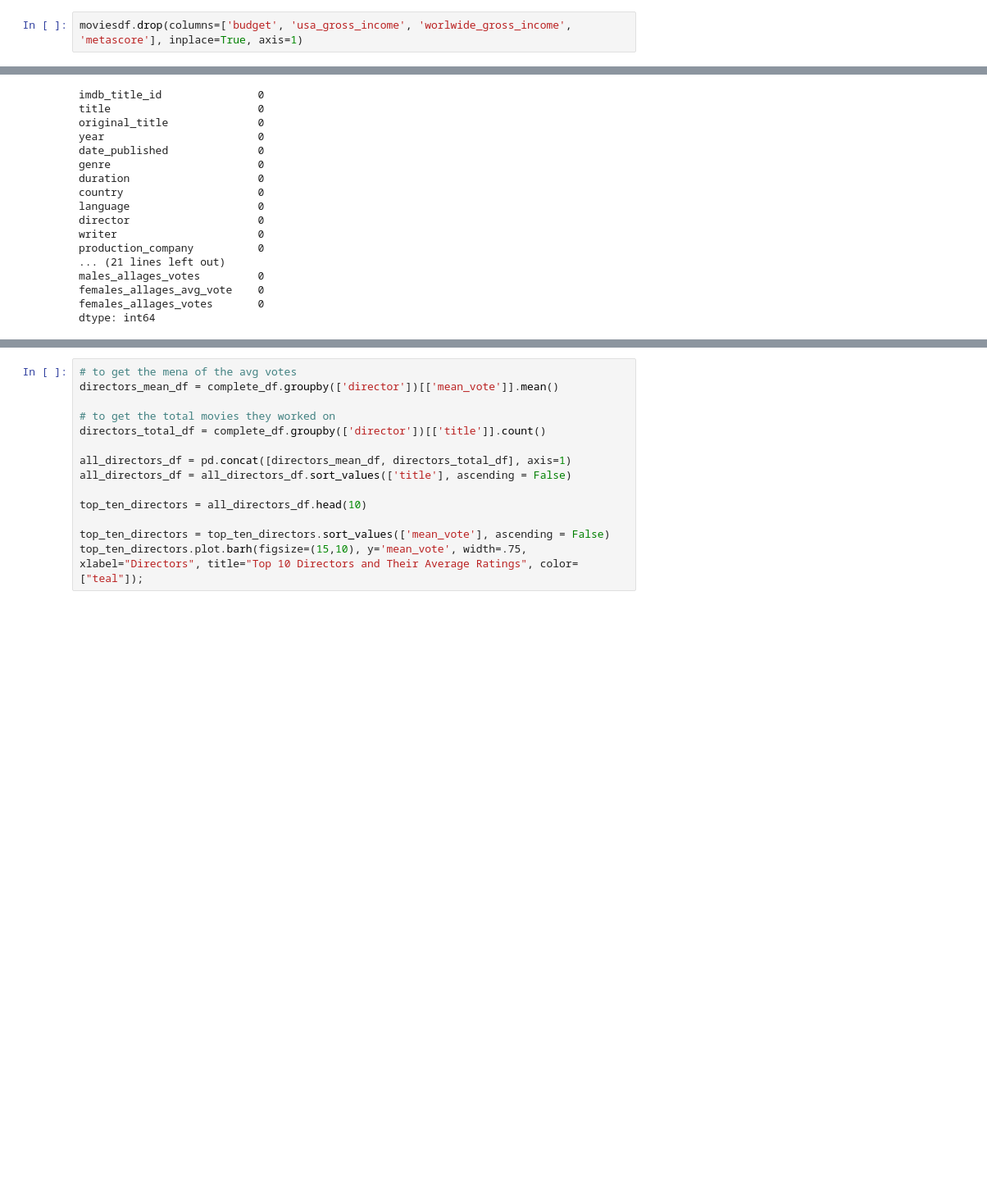
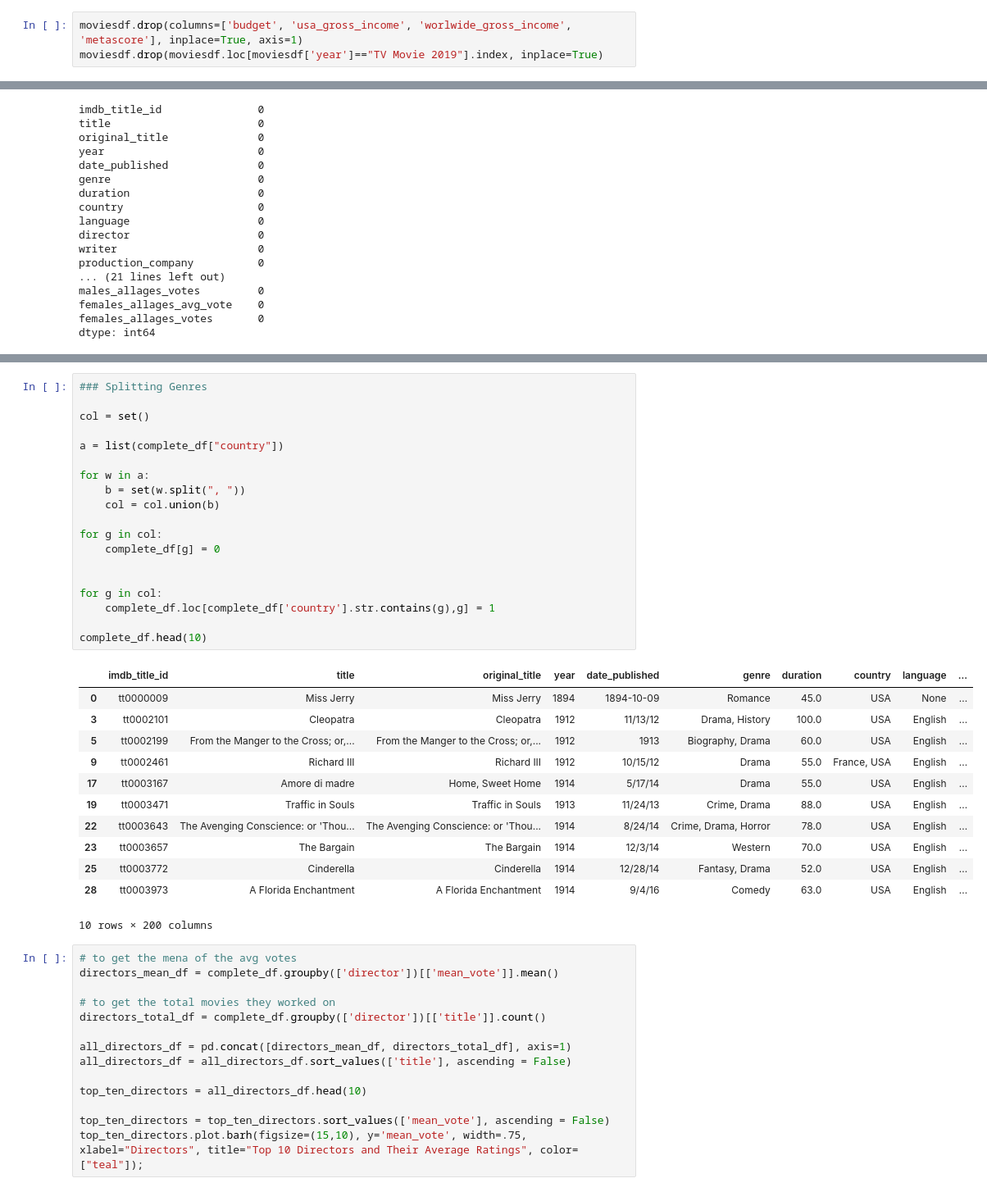
Before and after one commit to paola-perezrivera/CS418-Movie-Model, a Jupyter notebook: IMDb.ipynb, the cells around one changed output, grey strips where cells are left out. Shown at 82% size. Cells and saved outputs as stored; diff of their text form; blank space fills up the shorter version.

```diff
--- a/IMDb.ipynb
+++ b/IMDb.ipynb
@@ -7,6 +7,7 @@ movies = pd.read_csv("IMDb movies.csv")
 moviesdf = pd.DataFrame(movies)
 # %%
 moviesdf.drop(columns=['budget', 'usa_gross_income', 'worlwide_gross_income', 'metascore'], inplace=True, axis=1)
+moviesdf.drop(moviesdf.loc[moviesdf['year']=="TV Movie 2019"].index, inplace=True)
 # %%
 # filling in the na as 0 for reviews as reviews are on a scale of 0-10
 moviesdf["reviews_from_users"].fillna(0, inplace=True)
@@ -178,4 +179,36 @@ complete_df.head(10)
 10 rows × 61 columns
+# %%
+### Splitting Genres
+
+col = set()
+
+a = list(complete_df["country"])
+
+for w in a:
+    b = set(w.split(", "))
+    col = col.union(b)
+
+for g in col:
+    complete_df[g] = 0
+
+
+for g in col:
+    complete_df.loc[complete_df['country'].str.contains(g),g] = 1
+
+complete_df.head(10)
+# %% [output]
+|  | imdb_title_id | title | original_title | year | date_published | genre | duration | country | language | ... |
+| 0 | tt0000009 | Miss Jerry | Miss Jerry | 1894 | 1894-10-09 | Romance | 45.0 | USA | None | ... |
+| 3 | tt0002101 | Cleopatra | Cleopatra | 1912 | 11/13/12 | Drama, History | 100.0 | USA | English | ... |
+| 5 | tt0002199 | From the Manger to the Cross; or,... | From the Manger to the Cross; or,... | 1912 | 1913 | Biography, Drama | 60.0 | USA | English | ... |
+| 9 | tt0002461 | Richard III | Richard III | 1912 | 10/15/12 | Drama | 55.0 | France, USA | English | ... |
+| 17 | tt0003167 | Amore di madre | Home, Sweet Home | 1914 | 5/17/14 | Drama | 55.0 | USA | English | ... |
+| 19 | tt0003471 | Traffic in Souls | Traffic in Souls | 1913 | 11/24/13 | Crime, Drama | 88.0 | USA | English | ... |
+| 22 | tt0003643 | The Avenging Conscience: or 'Thou... | The Avenging Conscience: or 'Thou... | 1914 | 8/24/14 | Crime, Drama, Horror | 78.0 | USA | English | ... |
+| 23 | tt0003657 | The Bargain | The Bargain | 1914 | 12/3/14 | Western | 70.0 | USA | English | ... |
+| 25 | tt0003772 | Cinderella | Cinderella | 1914 | 12/28/14 | Fantasy, Drama | 52.0 | USA | English | ... |
+| 28 | tt0003973 | A Florida Enchantment | A Florida Enchantment | 1914 | 9/4/16 | Comedy | 63.0 | USA | English | ... |
+10 rows × 200 columns
 # %%
 # to get the mena of the avg votes
 directors_mean_df = complete_df.groupby(['director'])[['mean_vote']].mean()
```
Also changed, not shown: parts of 4 cells of this notebook.
